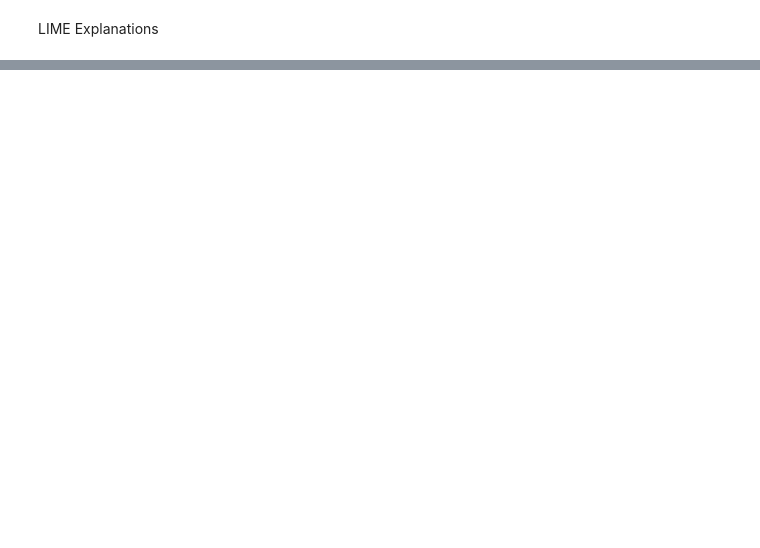
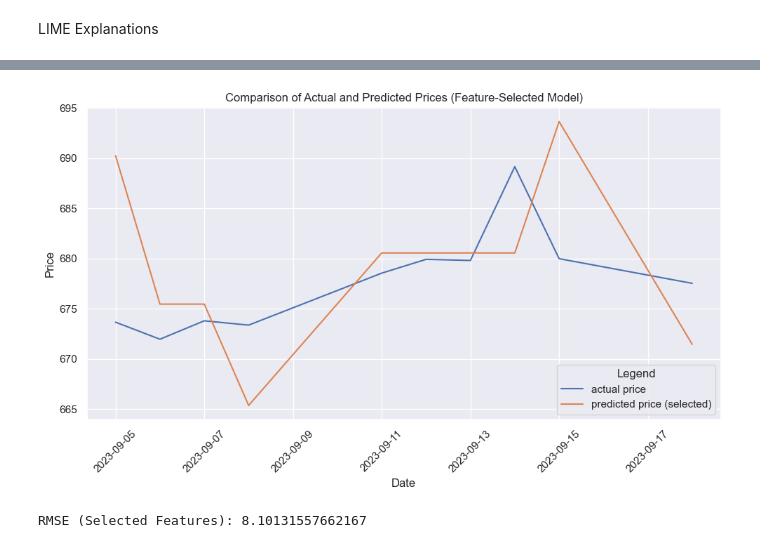
Before and after one commit to buckethead11/LSTM-Model, a Jupyter notebook: models/xgboost.ipynb, the cells around one changed output, grey strips where cells are left out. Drawn from its saved outputs; the diff is of its cells as text; code cells hidden in the pictures; blank space fills up the shorter version.

```diff
--- a/models/xgboost.ipynb
+++ b/models/xgboost.ipynb
@@ -130,0 +153,45 @@ exp.show_in_notebook(show_table=True)
+# %%
+# Predict future prices using the feature-selected model
+predicted_prices_selected = []
+predicted_price_selected = model_selected.predict(X_train_selected.iloc[-1:].values)[0]
+predicted_prices_selected.append(predicted_price_selected)
+
+# Predict next 9 days
+for i in range(9):
+    X_future = X_future_selected.iloc[i:i+1]
+    predicted_price_selected = model_selected.predict(X_future)[0]
+    predicted_prices_selected.append(predicted_price_selected)
+
+# Create a dataframe to compare actual and predicted prices using the selected-feature model
+data_selected = pd.DataFrame({
+    'Date': dates,
+    'actual price': actual_prices,
+    'predicted price (selected)': predicted_prices_selected
+})
+# %%
+# Reshape the data for plotting
+data_long_selected = pd.melt(data_selected, id_vars=['Date'], value_vars=['actual price', 'predicted price (selected)'], var_name='Variable', value_name='Value')
+
+# Plot the selected-feature model's predictions vs actual prices
+plt.figure(figsize=(10, 6))
+sns.lineplot(data=data_long_selected, x='Date', y='Value', hue='Variable')  # Use 'hue' to distinguish between actual and predicted prices
+
+# Customize the plot
+plt.title('Comparison of Actual and Predicted Prices (Feature-Selected Model)')
+plt.xlabel('Date')
+plt.ylabel('Price')
+
+# Rotate the x-axis labels to display dates properly
+plt.xticks(rotation=45)
+
+# Show the plot with legend and proper x-axis formatting
+plt.legend(title='Legend')
+plt.tight_layout()
+plt.show()
+
+# Calculate RMSE for the selected-feature model
+rmse_selected = sqrt(mean_squared_error(data_selected['actual price'], data_selected['predicted price (selected)']))
+print(f'RMSE (Selected Features): {rmse_selected}')
+# %% [output]
+[figure, added]
+RMSE (Selected Features): 8.10131557662167
```
Also changed, not shown: parts of 9 cells of this notebook, 23 other files.
